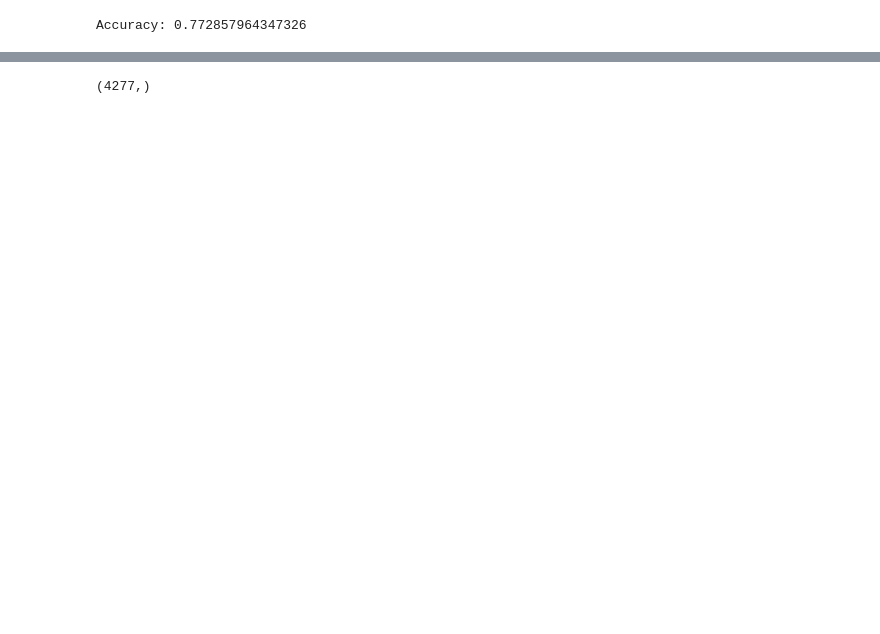
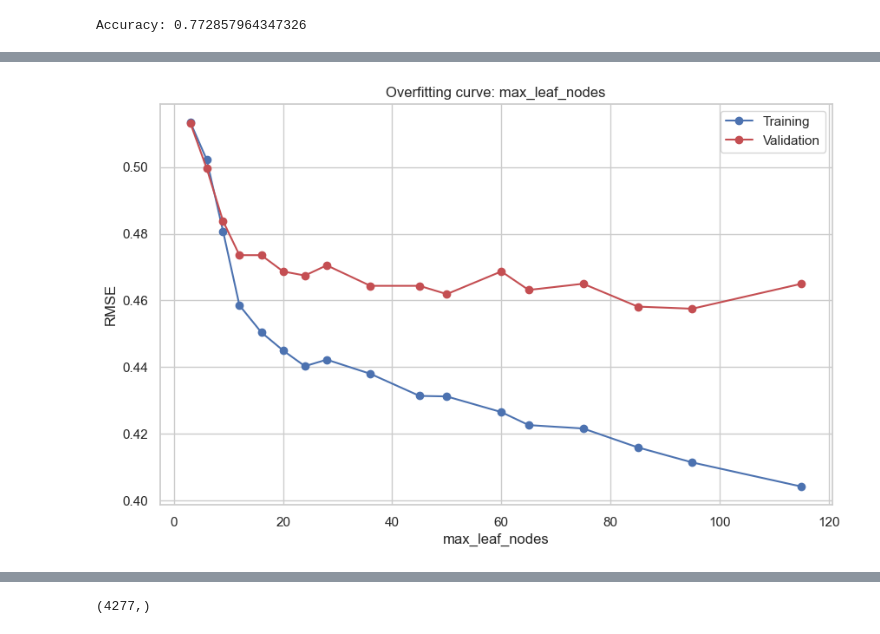
Before and after one commit to RiwongSherchan/Kaggle-Projects, a Jupyter notebook: Spaceship Titanic/SpaceShip_Titanic.ipynb, the cells around one changed output, grey strips where cells are left out. Saved outputs shown, nothing was run; the diff lists cells and outputs as text; code cells hidden in the pictures; blank space fills up the shorter version.

```diff
--- a/Spaceship Titanic/SpaceShip_Titanic.ipynb
+++ b/Spaceship Titanic/SpaceShip_Titanic.ipynb
@@ -408,0 +435,4 @@ Accuracy: 0.772857964347326
+# %%
+test_param_and_plot('max_leaf_nodes', [3,6,9,12,16,20,24,28,36,45,50,60,65,75,85,95,115])
+# %% [output]
+[figure, added]
```
Also changed, not shown: parts of 29 cells of this notebook, 1 other file.
